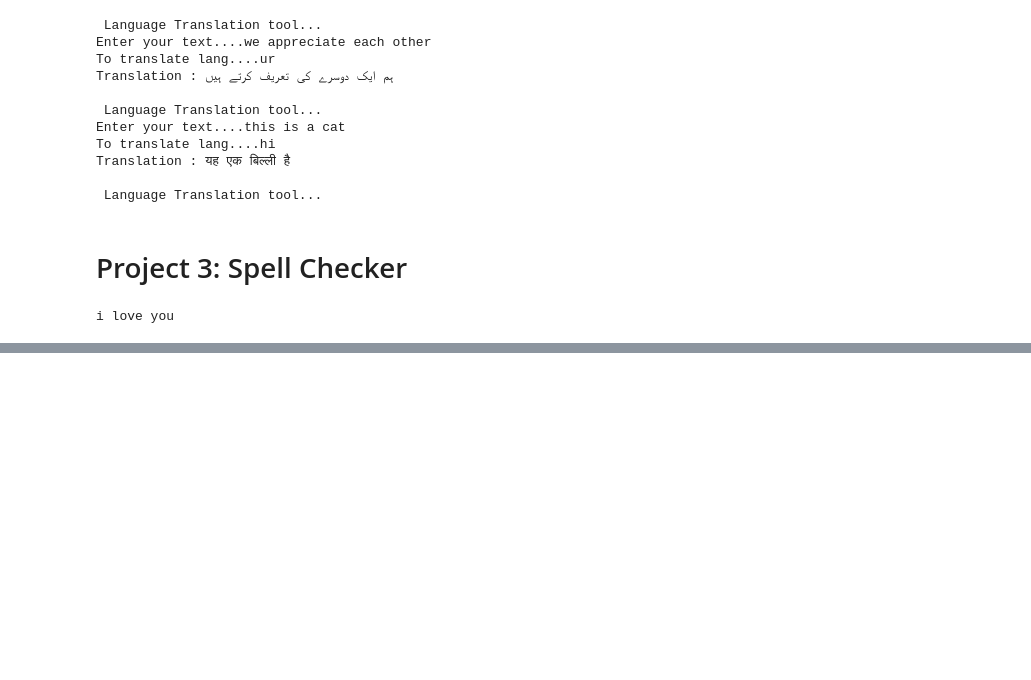
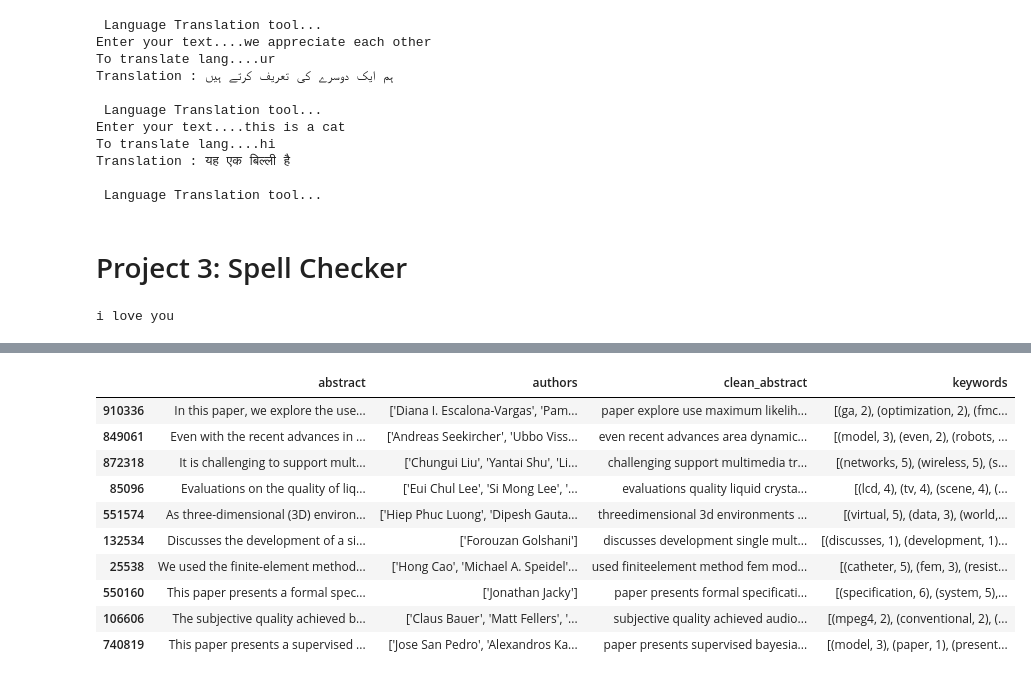
Before and after one commit to 611noorsaeed/NLP-Engineering-BootCamp, a Jupyter notebook: TextBlob Basic and 15 Projects using python.ipynb, the cells around one changed output, grey strips where cells are left out. Saved outputs shown, nothing was run; the diff lists cells and outputs as text; code cells hidden in the pictures; blank space fills up the shorter version.

```diff
--- a/TextBlob Basic and 15 Projects using python.ipynb
+++ b/TextBlob Basic and 15 Projects using python.ipynb
@@ -498,0 +501,8 @@ st.info("This app uses TextBlob for spell checking and correction.")
+# %%
+import pandas as pd
+
+df = pd.read_csv("dblp-v10.csv")
+df = df[['abstract','authors']]
+df.dropna(inplace=True)
+df = df.sample(n=20)
+df.to_csv("small_paper_data.csv")
@@ -498,0 +551,6 @@ st.info("This app uses TextBlob for spell checking and correction.")
+# %%
+# Sample text
+text = "Machine! learning enables 890808 @#$#@$#@ computers to? learn from data without being explicitly programmed."
+
+text = clean(text)
+text
@@ -498,0 +559,3 @@ st.info("This app uses TextBlob for spell checking and correction.")
+# %%
+# apply on data
+df['clean_abstract'] = df['abstract'].apply(clean)
@@ -498,0 +586,35 @@ st.info("This app uses TextBlob for spell checking and correction.")
+# %%
+from textblob import TextBlob
+from collections import Counter
+
+
+def get_keywords(text):
+    # Create a TextBlob object
+    blob = TextBlob(text)
+
+    # Extract a broader range of keywords based on POS tagging
+    keywords = [word for word, tag in blob.tags if tag in ('NN', 'NNS', 'NNP', 'NNPS',  # Nouns
+                                                           'JJ', 'JJR', 'JJS',          # Adjectives
+                                                           'RB', 'RBR', 'RBS')]         # Adverbs
+
+    # Count the most common keywords
+    keyword_counts = Counter(keywords)
+    most_common_keywords = keyword_counts.most_common(5)  # Get the top 5 most common keywords
+
+    return most_common_keywords
+# %%
+# get keywords
+df['keywords'] = df['clean_abstract'].apply(get_keywords)
+df
+# %% [output]
+|  | abstract | authors | clean_abstract | keywords |
+| 910336 | In this paper, we explore the use... | ['Diana I. Escalona-Vargas', 'Pam... | paper explore use maximum likelih... | [(ga, 2), (optimization, 2), (fmc... |
+| 849061 | Even with the recent advances in ... | ['Andreas Seekircher', 'Ubbo Viss... | even recent advances area dynamic... | [(model, 3), (even, 2), (robots, ... |
+| 872318 | It is challenging to support mult... | ['Chungui Liu', 'Yantai Shu', 'Li... | challenging support multimedia tr... | [(networks, 5), (wireless, 5), (s... |
+| 85096 | Evaluations on the quality of liq... | ['Eui Chul Lee', 'Si Mong Lee', '... | evaluations quality liquid crysta... | [(lcd, 4), (tv, 4), (scene, 4), (... |
+| 551574 | As three-dimensional (3D) environ... | ['Hiep Phuc Luong', 'Dipesh Gauta... | threedimensional 3d environments ... | [(virtual, 5), (data, 3), (world,... |
+| 132534 | Discusses the development of a si... | ['Forouzan Golshani'] | discusses development single mult... | [(discusses, 1), (development, 1)... |
+| 25538 | We used the finite-element method... | ['Hong Cao', 'Michael A. Speidel'... | used finiteelement method fem mod... | [(catheter, 5), (fem, 3), (resist... |
+| 550160 | This paper presents a formal spec... | ['Jonathan Jacky'] | paper presents formal specificati... | [(specification, 6), (system, 5),... |
+| 106606 | The subjective quality achieved b... | ['Claus Bauer', 'Matt Fellers', '... | subjective quality achieved audio... | [(mpeg4, 2), (conventional, 2), (... |
+| 740819 | This paper presents a supervised ... | ['Jose San Pedro', 'Alexandros Ka... | paper presents supervised bayesia... | [(model, 3), (paper, 1), (present... |
```
Also changed, not shown: parts of 10 cells of this notebook.
